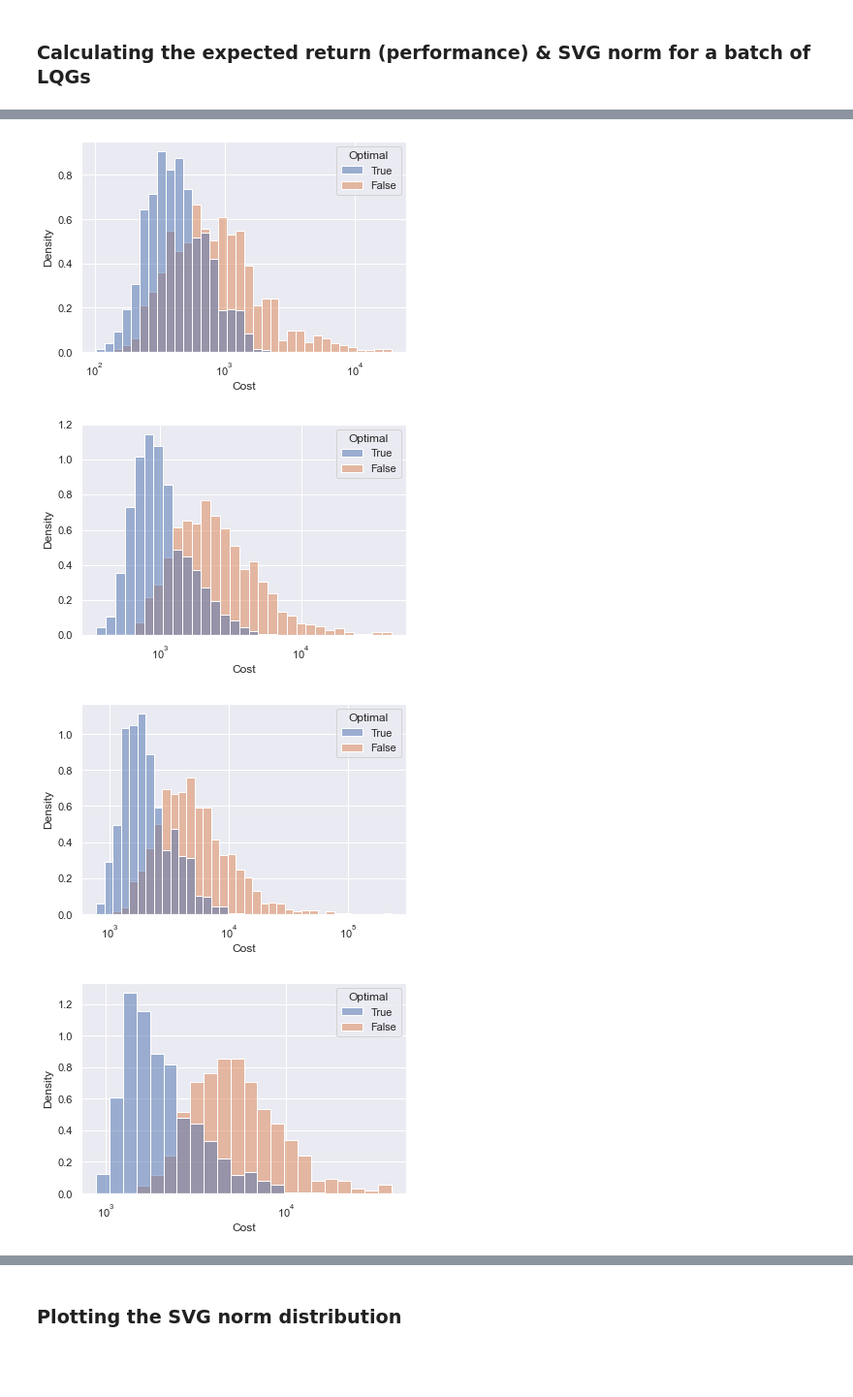
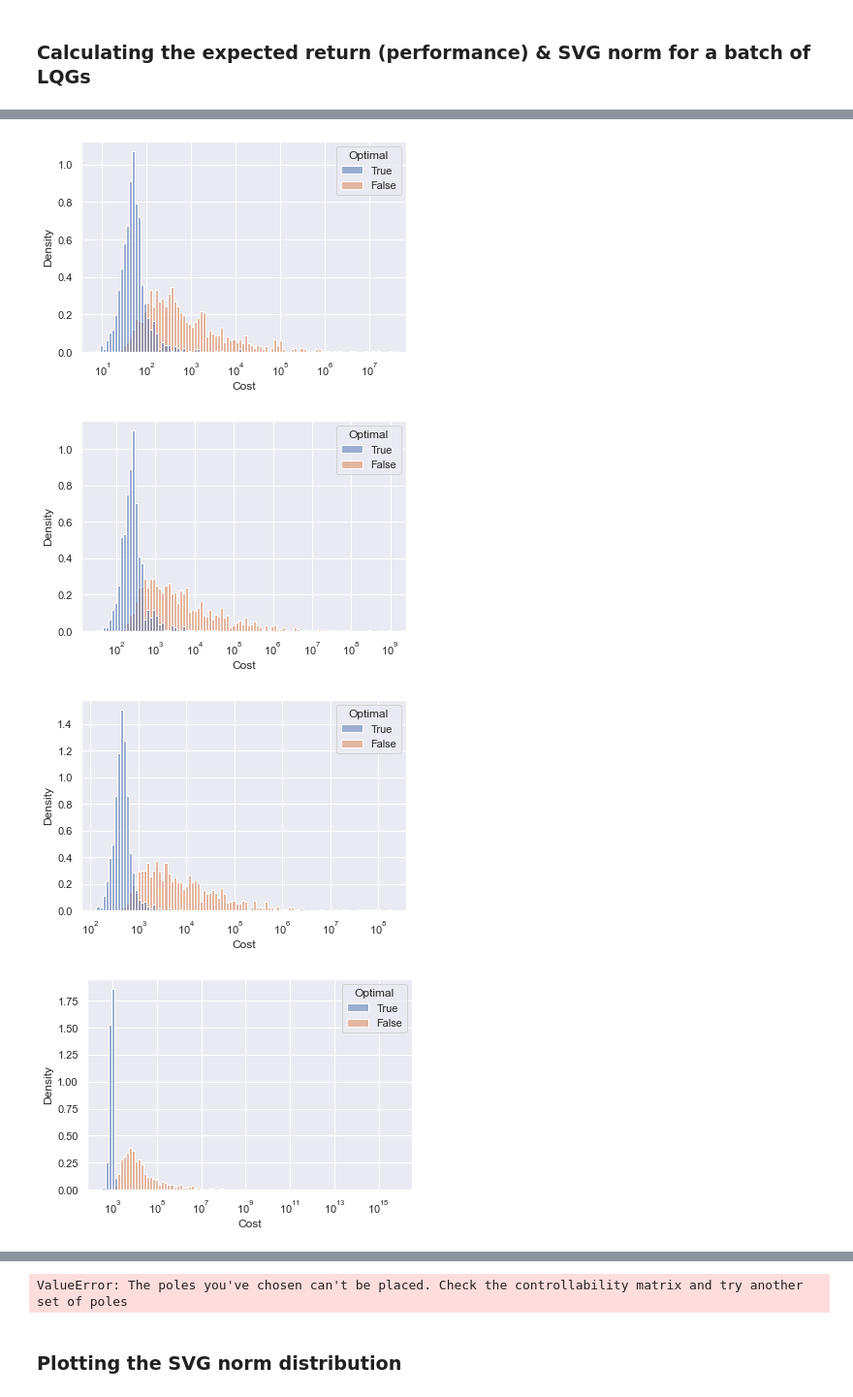
Before and after one commit to 0xangelo/LQSVG, a Jupyter notebook: experiments/perf_and_grad.ipynb, the cells around one changed output, grey strips where cells are left out. Shown at 97% size. Drawn from its saved outputs; the diff is of its cells as text; code cells hidden in the pictures; blank space fills up the shorter version.

```diff
--- a/experiments/perf_and_grad.ipynb
+++ b/experiments/perf_and_grad.ipynb
@@ -395,6 +537,19 @@ def expected_return(init: lqr.GaussInit, vval: lqr.Quadratic) -> Tensor:
     expected_value = ExpectedValue()
     expected_cost = expected_value(init, tuple(x.select("H", 0) for x in vval))
     return -expected_cost
+
+
+def optimal_performance(
+    dynamics: lqr.LinSDynamics, cost: lqr.QuadCost, init: lqr.GaussInit
+) -> Tensor:
+    pistar, qstar, vstar = solution(dynamics, cost)
+    return expected_return(init, vstar)
+
+
+def random_performance(
+    dynamics: lqr.LinSDynamics, cost: lqr.QuadCost, init: lqr.GaussInit
+) -> Tensor:
+    return policy_performance(sample_policy(dynamics, cost), dynamics, cost, init)
 # %%
 @torch.no_grad()
 def performance_samples(
@@ -409,11 +564,7 @@ def performance_samples(
 
     dynamics, cost, init = sample_lqg(n_state, n_ctrl, horizon, n_batch=samples)
 
-    if optimal:
-        pistar, qstar, vstar = solution(dynamics, cost)
-        eret = expected_return(init, vstar)
-    else:
-        policy = sample_policy(dynamics, cost)
-        eret = policy_performance(policy, dynamics, cost, init)
-
+    eret = (optimal_performance if optimal else random_performance)(
+        dynamics, cost, init
+    )
     return eret.numpy()
@@ -434,7 +625,5 @@ def svg_norm_samples(
 # %%
-def plot_optimal_vs_random_costs_hist(
-    dims: tuple[int, int, int], samples: int = 1000
-):
+def plot_optimal_vs_random_costs_hist(dims: tuple[int, int, int], samples: int = 1000):
     x = "Cost"
     hue = "Optimal"
 
@@ -456,5 +645,6 @@ def plot_optimal_vs_random_costs_hist(
         hue_order=[True, False],
         stat="density",
         log_scale=True,
-        #         bins=samples // 10
+        bins=samples // 10,
     )
+    plt.show()
@@ -470,16 +651,17 @@ plot_optimal_vs_random_costs_hist((2, 2, 1000))
-# %%
-plot_optimal_vs_random_costs_hist((4, 4, 100))
-# %% [output]
-[figure, removed]
-# %%
-plot_optimal_vs_random_costs_hist((10, 10, 100))
-# %% [output]
-[figure, removed]
-# %%
-plot_optimal_vs_random_costs_hist((10, 10, 200))
-# %% [output]
-[figure, removed]
-# %%
-plot_optimal_vs_random_costs_hist((20, 20, 100))
-# %% [output]
-[figure, removed]
+# %%
+plot_optimal_vs_random_costs_hist((2, 2, 20))
+
+plot_optimal_vs_random_costs_hist((2, 2, 100))
+
+plot_optimal_vs_random_costs_hist((4, 4, 100))
+
+plot_optimal_vs_random_costs_hist((10, 10, 100))
+
+plot_optimal_vs_random_costs_hist((10, 10, 200))
+
+plot_optimal_vs_random_costs_hist((20, 20, 100))
+# %% [output]
+[figure, added]
+[figure, added]
+[figure, added]
+[figure, added]
@@ -486,2 +669,3 @@ plot_optimal_vs_random_costs_hist((20, 20, 100))
+ValueError: The poles you've chosen can't be placed. Check the controllability matrix and try another set of poles
 # %% [markdown]
 ### Plotting the SVG norm distribution
```
Also changed, not shown: parts of 38 cells of this notebook.
